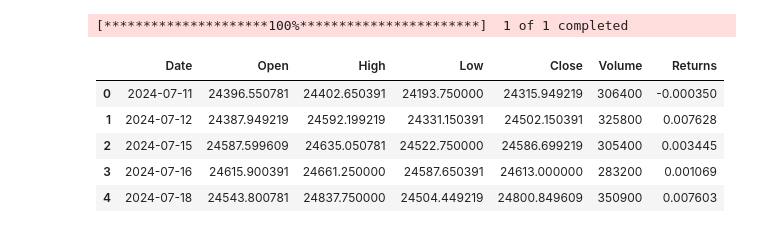
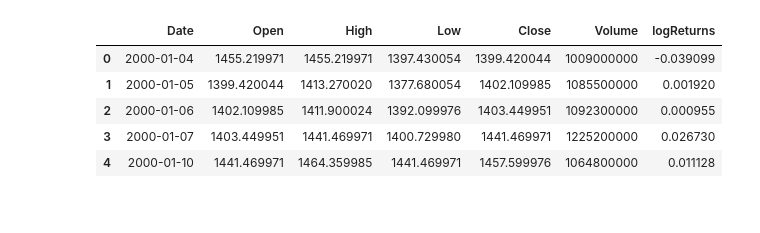
Before and after one commit to borishangh/ml_vs_baseline_reits, a Jupyter notebook: windowed_dfs.ipynb, the cells around one changed output. Saved outputs shown, nothing was run; the diff lists cells and outputs as text; code cells hidden in the pictures.

```diff
--- a/windowed_dfs.ipynb
+++ b/windowed_dfs.ipynb
@@ -4,13 +4,12 @@ import pandas as pd
 import matplotlib.pyplot as plt
 from utils.ticker_data import get_stock_data, windowed_dfs
 # %%
-df = get_stock_data("^NSEI")
+df = pd.read_csv("data/daily/^GSPC.csv")
 df.head()
 # %% [output]
-[*********************100%***********************]  1 of 1 completed
-|  | Date | Open | High | Low | Close | Volume | Returns |
-| 0 | 2024-07-11 | 24396.550781 | 24402.650391 | 24193.750000 | 24315.949219 | 306400 | -0.000350 |
-| 1 | 2024-07-12 | 24387.949219 | 24592.199219 | 24331.150391 | 24502.150391 | 325800 | 0.007628 |
-| 2 | 2024-07-15 | 24587.599609 | 24635.050781 | 24522.750000 | 24586.699219 | 305400 | 0.003445 |
-| 3 | 2024-07-16 | 24615.900391 | 24661.250000 | 24587.650391 | 24613.000000 | 283200 | 0.001069 |
-| 4 | 2024-07-18 | 24543.800781 | 24837.750000 | 24504.449219 | 24800.849609 | 350900 | 0.007603 |
+|  | Date | Open | High | Low | Close | Volume | logReturns |
+| 0 | 2000-01-04 | 1455.219971 | 1455.219971 | 1397.430054 | 1399.420044 | 1009000000 | -0.039099 |
+| 1 | 2000-01-05 | 1399.420044 | 1413.270020 | 1377.680054 | 1402.109985 | 1085500000 | 0.001920 |
+| 2 | 2000-01-06 | 1402.109985 | 1411.900024 | 1392.099976 | 1403.449951 | 1092300000 | 0.000955 |
+| 3 | 2000-01-07 | 1403.449951 | 1441.469971 | 1400.729980 | 1441.469971 | 1225200000 | 0.026730 |
+| 4 | 2000-01-10 | 1441.469971 | 1464.359985 | 1441.469971 | 1457.599976 | 1064800000 | 0.011128 |
```
Also changed, not shown: parts of 4 cells of this notebook, 5 other files.
